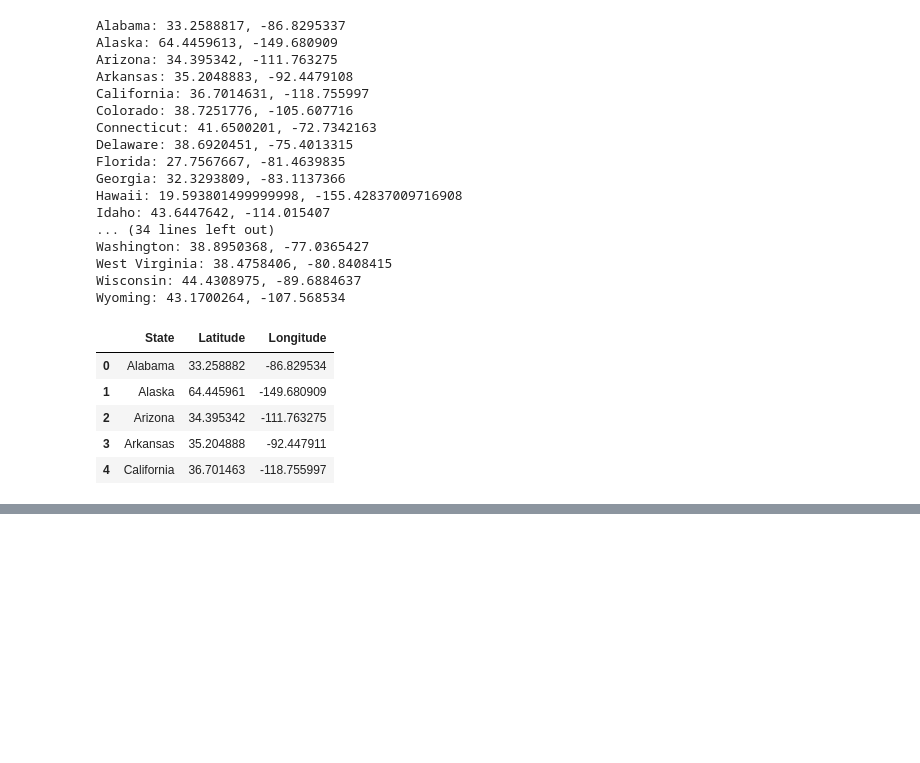
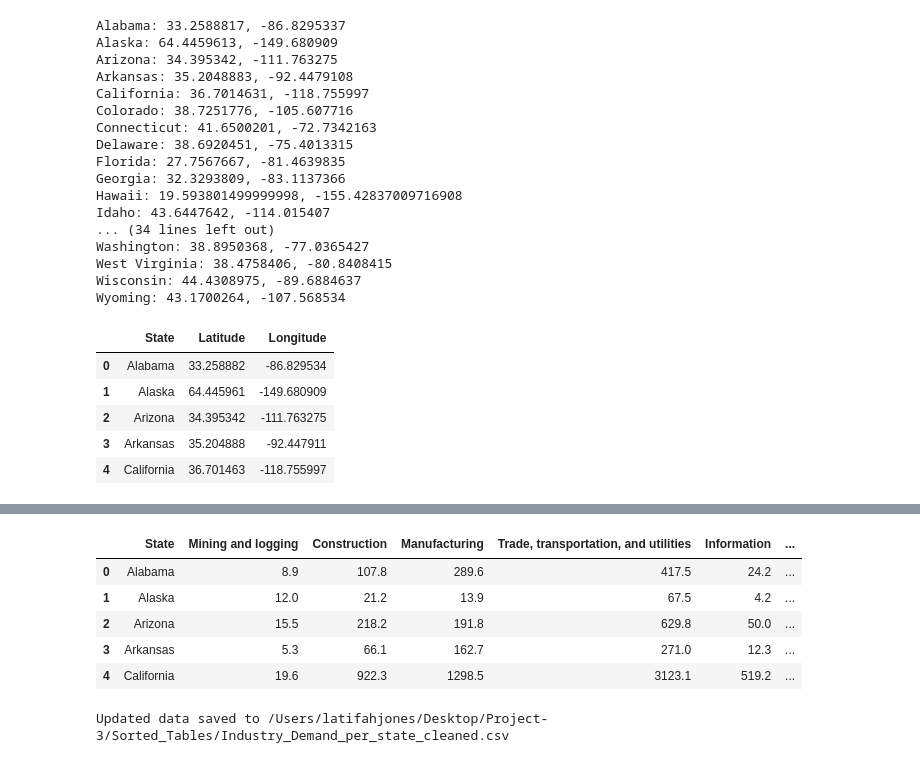
Before and after one commit to aferrodelgado/project-3, a Jupyter notebook: Sorted_Tables/Industry_Demand_per_state.ipynb, the cells around one changed output, grey strips where cells are left out. Saved outputs shown, nothing was run; the diff lists cells and outputs as text; code cells hidden in the pictures; blank space fills up the shorter version.

```diff
--- a/Sorted_Tables/Industry_Demand_per_state.ipynb
+++ b/Sorted_Tables/Industry_Demand_per_state.ipynb
@@ -80,0 +140,24 @@ state_coords_df.head()
+# %%
+# Specify the columns to remove
+columns_to_remove = ['Total nonfarm', 'Mining, logging, and construction']
+
+# Drop the columns from the DataFrame
+df = df.drop(columns=columns_to_remove)
+
+# Verify that the columns have been removed
+df.head()
+# %% [output]
+|  | State | Mining and logging | Construction | Manufacturing | Trade, transportation, and utilities | Information | ... |
+| 0 | Alabama | 8.9 | 107.8 | 289.6 | 417.5 | 24.2 | ... |
+| 1 | Alaska | 12.0 | 21.2 | 13.9 | 67.5 | 4.2 | ... |
+| 2 | Arizona | 15.5 | 218.2 | 191.8 | 629.8 | 50.0 | ... |
+| 3 | Arkansas | 5.3 | 66.1 | 162.7 | 271.0 | 12.3 | ... |
+| 4 | California | 19.6 | 922.3 | 1298.5 | 3123.1 | 519.2 | ... |
+# %%
+# Save the cleaned DataFrame to a new CSV file
+output_path = '/Users/latifahjones/Desktop/Project-3/Sorted_Tables/Industry_Demand_per_state_cleaned.csv'
+df.to_csv(output_path, index=False)
+
+print(f"Updated data saved to {output_path}")
+# %% [output]
+Updated data saved to /Users/latifahjones/Desktop/Project-3/Sorted_Tables/Industry_Demand_per_state_cleaned.csv
```
Also changed, not shown: parts of 4 cells of this notebook.
